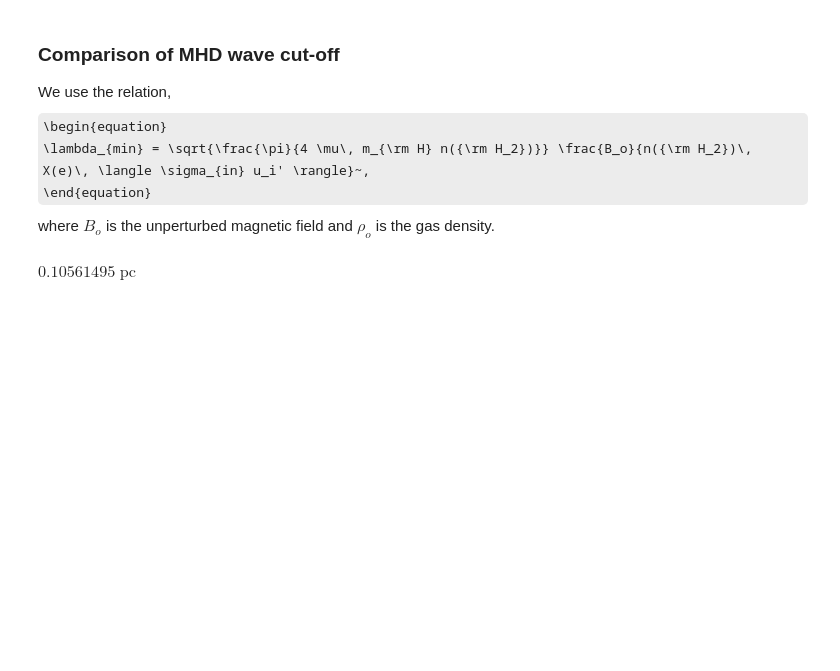
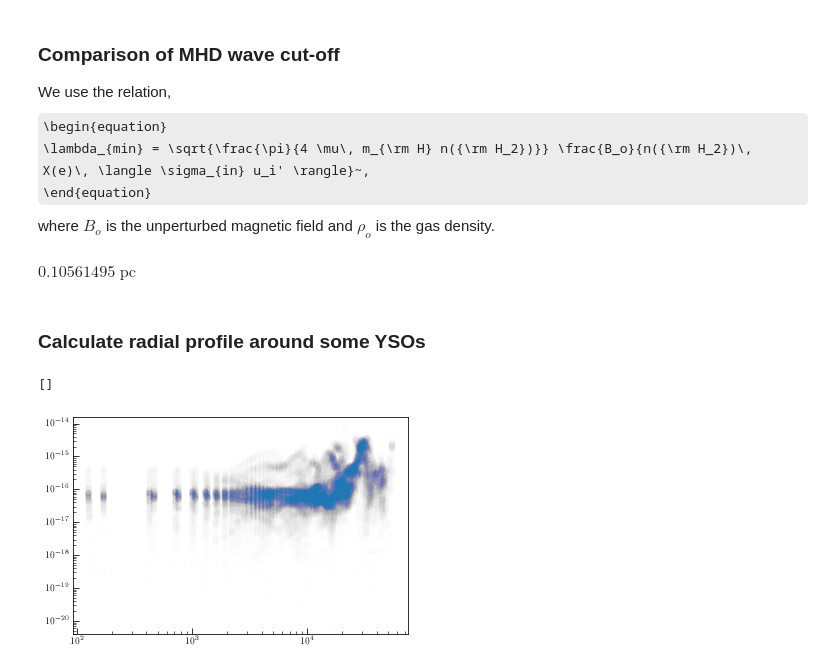
Before and after one commit to jpinedaf/NGC1333_NOEMA_Ions, a Jupyter notebook: NGC1333_Ions_Calculations.ipynb, the cells around one changed output. Saved outputs shown, nothing was run; the diff lists cells and outputs as text; code cells hidden in the pictures; some formulas as TeX source; blank space fills up the shorter version.

```diff
--- a/NGC1333_Ions_Calculations.ipynb
+++ b/NGC1333_Ions_Calculations.ipynb
@@ -1046,0 +1042,21 @@ $0.10561495 \; \mathrm{pc}$
+# %% [markdown]
+### Calculate radial profile around some YSOs
+# %%
+import velocity_tools.coordinate_offsets as c_offset
+
+def zeta_distance_yso(hd, ra_ctr, dec_ctr, distance=300.*u.pc):
+    results = c_offset.generate_offsets(hd, ra_ctr, dec_ctr,
+                                        pa_angle=0*u.deg, inclination=0*u.deg)
+    rad_au = (results.lon * distance).to(u.au, equivalencies=u.dimensionless_angles())
+    return rad_au
+# %%
+ra_iras4a = 15*(3 + (29 + 10.5/60.)/60.) * u.deg
+dec_iras4a = (31 + (13 + 31.5/60.)/60.) * u.deg
+rad_iras4 = zeta_distance_yso(hd_TdV, ra_iras4a, dec_iras4a)
+# %%
+id_iras4a = (rad_iras4 < 5e3*u.au)
+plt.scatter(np.abs(rad_iras4[id_iras4a]), zeta[id_iras4a], alpha=0.005)
+plt.loglog()
+# %% [output]
+[]
+[figure, added]
```
Also changed, not shown: parts of 5 cells of this notebook, 19 other files.
